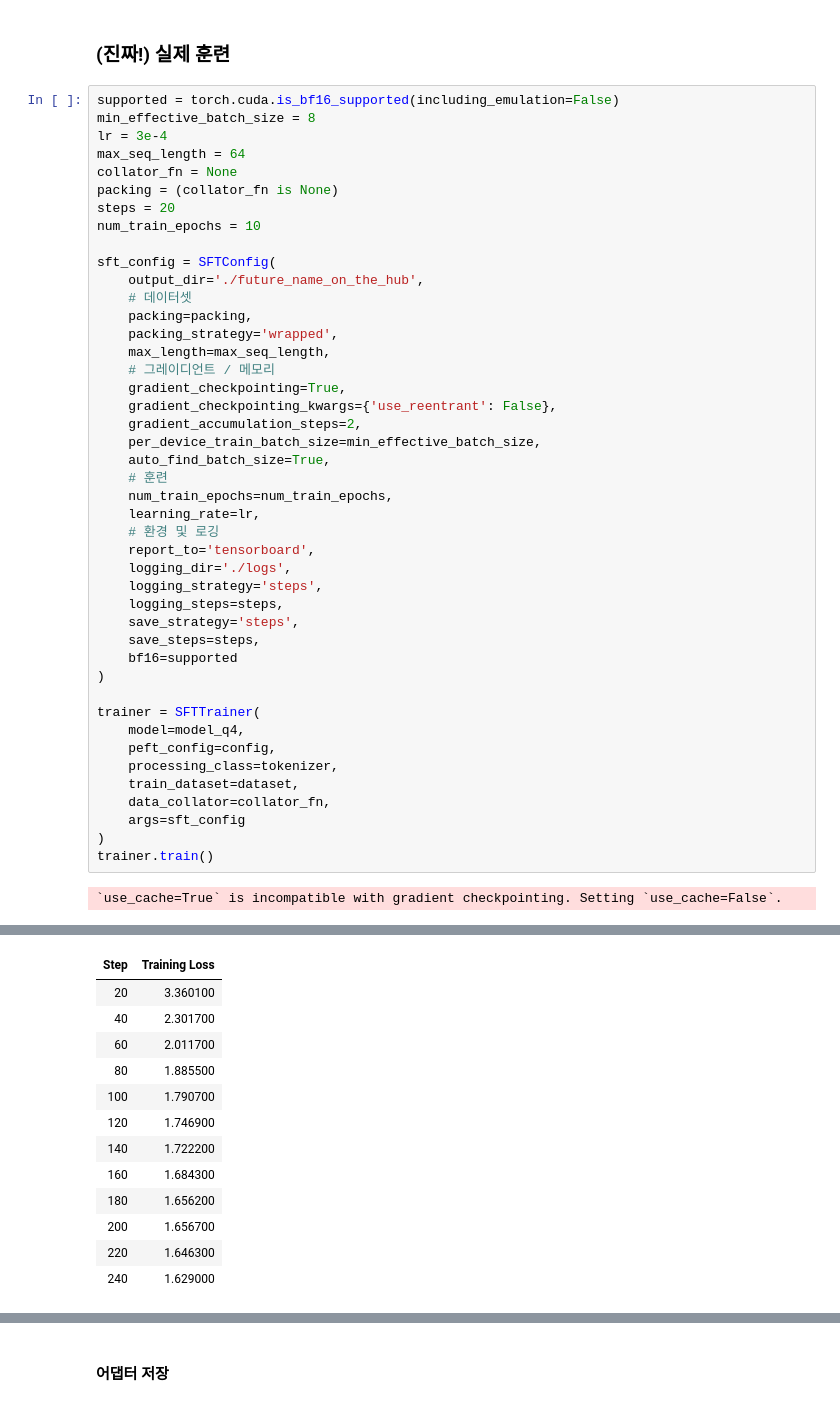
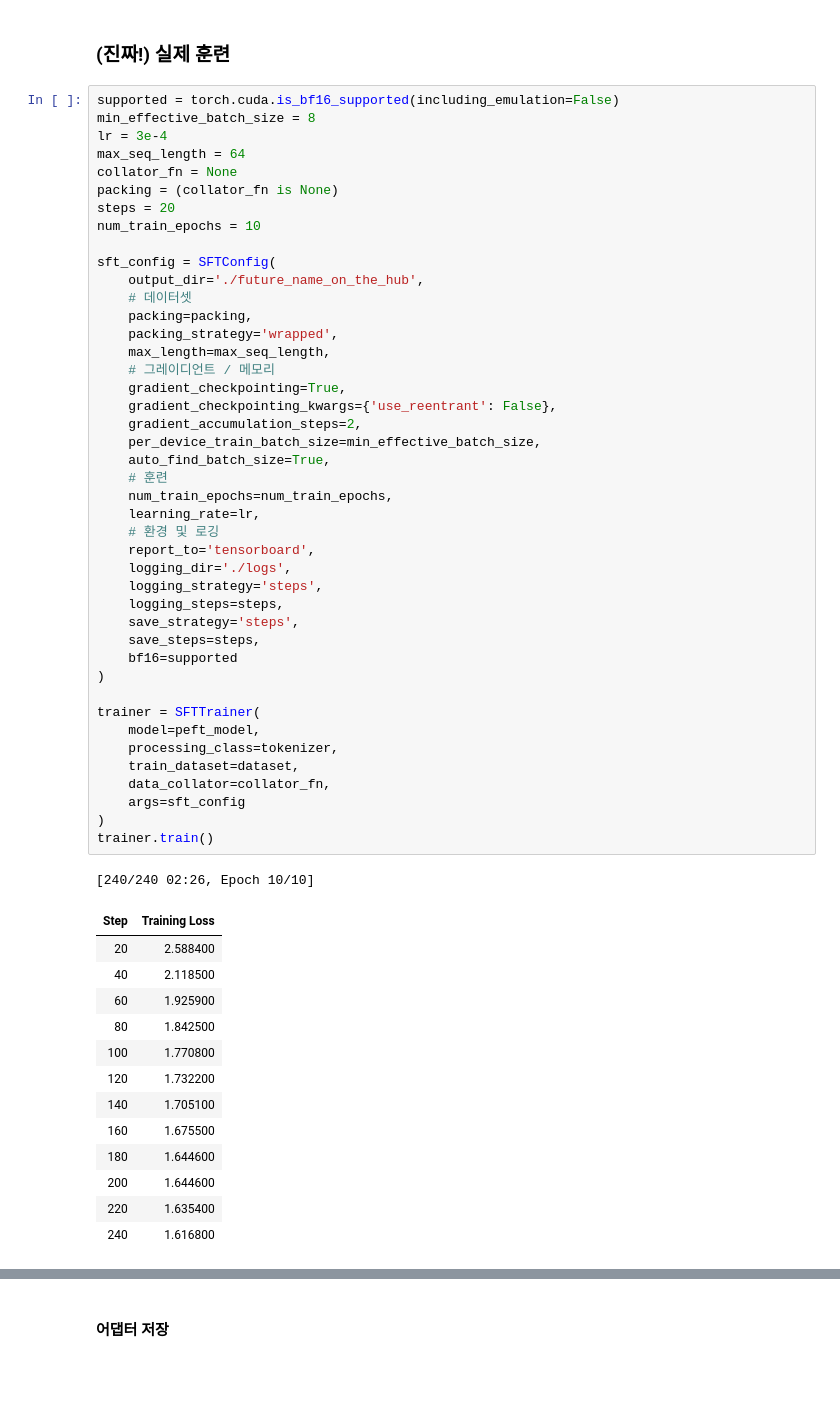
Before and after one commit to rickiepark/fine-tuning-llm, a Jupyter notebook: Chapter5.ipynb, the cells around one changed output, grey strips where cells are left out. Drawn from its saved outputs; the diff is of its cells as text; blank space fills up the shorter version.

```diff
--- a/Chapter5.ipynb
+++ b/Chapter5.ipynb
@@ -715,33 +712,45 @@ sft_config = SFTConfig(
     packing=packing,
     packing_strategy='wrapped',
     max_length=max_seq_length,
     # 그레이디언트 / 메모리
     gradient_checkpointing=True,
     gradient_checkpointing_kwargs={'use_reentrant': False},
     gradient_accumulation_steps=2,
     per_device_train_batch_size=min_effective_batch_size,
     auto_find_batch_size=True,
     # 훈련
     num_train_epochs=num_train_epochs,
     learning_rate=lr,
     # 환경 및 로깅
     report_to='tensorboard',
     logging_dir='./logs',
     logging_strategy='steps',
     logging_steps=steps,
     save_strategy='steps',
     save_steps=steps,
     bf16=supported
 )
 
 trainer = SFTTrainer(
-    model=model_q4,
-    peft_config=config,
+    model=peft_model,
     processing_class=tokenizer,
     train_dataset=dataset,
     data_collator=collator_fn,
     args=sft_config
 )
 trainer.train()
 # %% [output]
-`use_cache=True` is incompatible with gradient checkpointing. Setting `use_cache=False`.
+[240/240 02:26, Epoch 10/10]
+| Step | Training Loss |
+| 20 | 2.588400 |
+| 40 | 2.118500 |
+| 60 | 1.925900 |
+| 80 | 1.842500 |
+| 100 | 1.770800 |
+| 120 | 1.732200 |
+| 140 | 1.705100 |
+| 160 | 1.675500 |
+| 180 | 1.644600 |
+| 200 | 1.644600 |
+| 220 | 1.635400 |
+| 240 | 1.616800 |
@@ -749,13 +757,0 @@ trainer.train()
-| Step | Training Loss |
-| 20 | 3.360100 |
-| 40 | 2.301700 |
-| 60 | 2.011700 |
-| 80 | 1.885500 |
-| 100 | 1.790700 |
-| 120 | 1.746900 |
-| 140 | 1.722200 |
-| 160 | 1.684300 |
-| 180 | 1.656200 |
-| 200 | 1.656700 |
-| 220 | 1.646300 |
-| 240 | 1.629000 |
```
Also changed, not shown: parts of 11 cells of this notebook.
